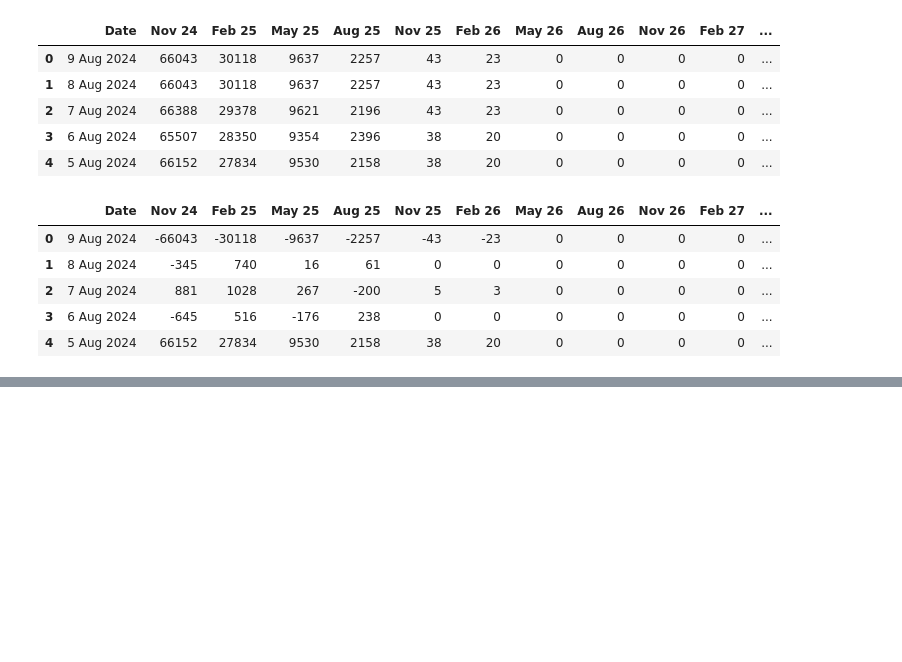
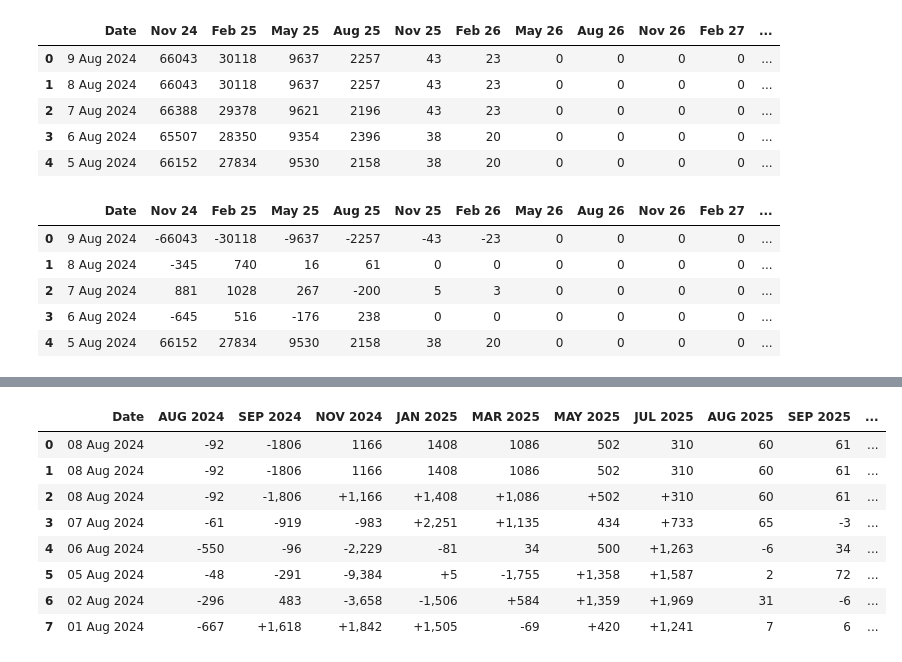
Before and after one commit to anmol201212/TacticalQuant, a Jupyter notebook: OI/OI_Automate.ipynb, the cells around one changed output, grey strips where cells are left out. Cells and saved outputs as stored; diff of their text form; code cells hidden in the pictures; blank space fills up the shorter version.

```diff
--- a/OI/OI_Automate.ipynb
+++ b/OI/OI_Automate.ipynb
@@ -430,0 +602,14 @@ temp_df2
+# %%
+temp_df2 = pd.read_csv(r'\\corp.hertshtengroup.com\Users\India\Data\anmol.chopra\Documents\FF Codes\Futures-First\OI\OI Data-'+products[0]+'.csv')
+main_df = pd.concat([temp_df1,temp_df2], ignore_index=True)
+main_df
+# %% [output]
+|  | Date | AUG 2024 | SEP 2024 | NOV 2024 | JAN 2025 | MAR 2025 | MAY 2025 | JUL 2025 | AUG 2025 | SEP 2025 | ... |
+| 0 | 08 Aug 2024 | -92 | -1806 | 1166 | 1408 | 1086 | 502 | 310 | 60 | 61 | ... |
+| 1 | 08 Aug 2024 | -92 | -1806 | 1166 | 1408 | 1086 | 502 | 310 | 60 | 61 | ... |
+| 2 | 08 Aug 2024 | -92 | -1,806 | +1,166 | +1,408 | +1,086 | +502 | +310 | 60 | 61 | ... |
+| 3 | 07 Aug 2024 | -61 | -919 | -983 | +2,251 | +1,135 | 434 | +733 | 65 | -3 | ... |
+| 4 | 06 Aug 2024 | -550 | -96 | -2,229 | -81 | 34 | 500 | +1,263 | -6 | 34 | ... |
+| 5 | 05 Aug 2024 | -48 | -291 | -9,384 | +5 | -1,755 | +1,358 | +1,587 | 2 | 72 | ... |
+| 6 | 02 Aug 2024 | -296 | 483 | -3,658 | -1,506 | +584 | +1,359 | +1,969 | 31 | -6 | ... |
+| 7 | 01 Aug 2024 | -667 | +1,618 | +1,842 | +1,505 | -69 | +420 | +1,241 | 7 | 6 | ... |
```
Also changed, not shown: parts of 9 cells of this notebook, 9 other files.
